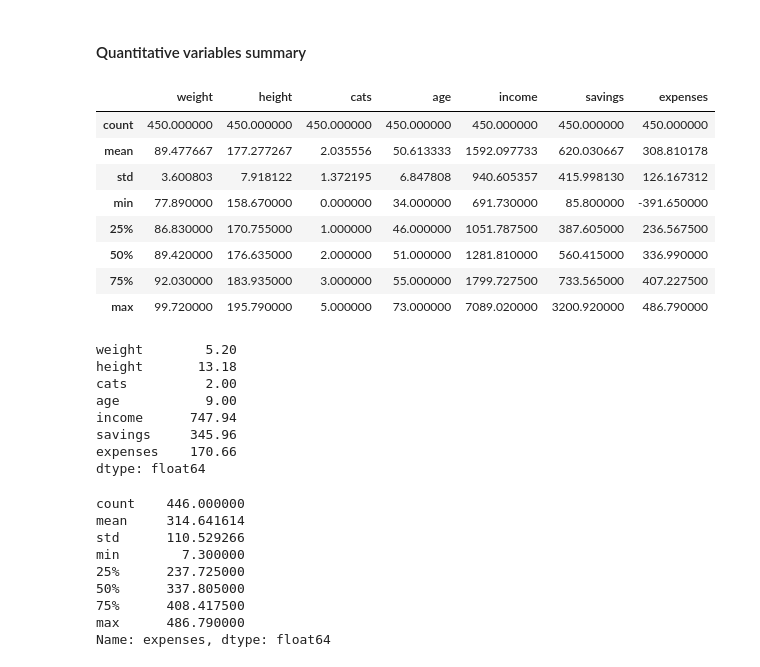
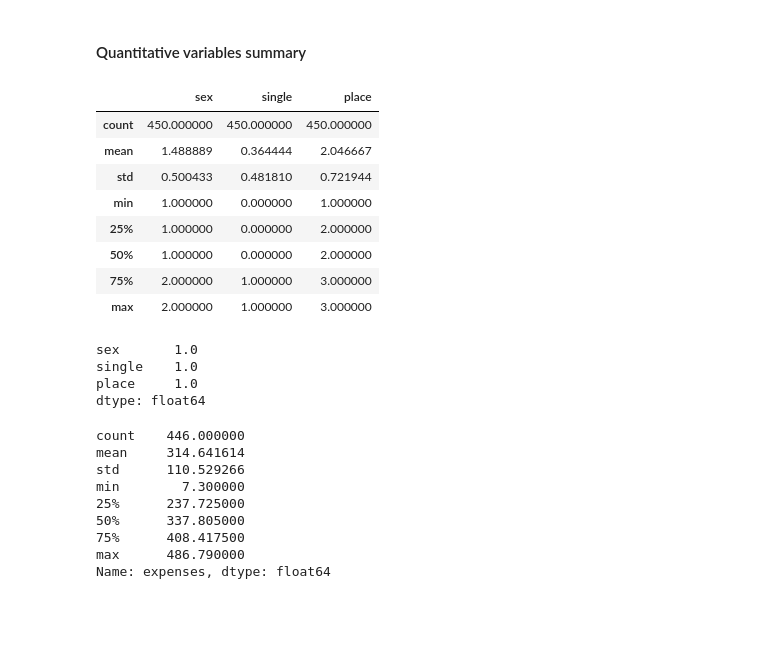
Before and after one commit to Sivvak/sml, a Jupyter notebook: hw1/SML_project1.ipynb, the cells around one changed output. Drawn from its saved outputs; the diff is of its cells as text; code cells hidden in the pictures; blank space fills up the shorter version.

```diff
--- a/hw1/SML_project1.ipynb
+++ b/hw1/SML_project1.ipynb
@@ -80,9 +80,10 @@ pd.crosstab(data["place"], data["single"], margins=True)
 | 3 | 82 | 46 | 128 |
 | All | 286 | 164 | 450 |
 # %%
-qual_vars = data[["sex", "single", "place"]]
+qual_vars = ["sex", "single", "place"]
+qual_data = data[qual_vars]
 
-qual_vars.mode(axis=0)
+qual_data.mode(axis=0)
 # %% [output]
 |  | sex | single | place |
 | 0 | 1 | 0 | 2 |
@@ -99,32 +100,29 @@ Key observations:
 # %% [markdown]
 #### Quantitative variables summary
 # %%
-quan_vars = data[["weight", "height", "cats", "age", "income", "savings", "expenses"]]
-desc = quan_vars.describe()
+quan_vars = ["weight", "height", "cats", "age", "income", "savings", "expenses"]
+quan_data = data[qual_vars]
+desc = quan_data.describe()
 
 desc
 # %% [output]
-|  | weight | height | cats | age | income | savings | expenses |
-| count | 450.000000 | 450.000000 | 450.000000 | 450.000000 | 450.000000 | 450.000000 | 450.000000 |
-| mean | 89.477667 | 177.277267 | 2.035556 | 50.613333 | 1592.097733 | 620.030667 | 308.810178 |
-| std | 3.600803 | 7.918122 | 1.372195 | 6.847808 | 940.605357 | 415.998130 | 126.167312 |
-| min | 77.890000 | 158.670000 | 0.000000 | 34.000000 | 691.730000 | 85.800000 | -391.650000 |
-| 25% | 86.830000 | 170.755000 | 1.000000 | 46.000000 | 1051.787500 | 387.605000 | 236.567500 |
-| 50% | 89.420000 | 176.635000 | 2.000000 | 51.000000 | 1281.810000 | 560.415000 | 336.990000 |
-| 75% | 92.030000 | 183.935000 | 3.000000 | 55.000000 | 1799.727500 | 733.565000 | 407.227500 |
-| max | 99.720000 | 195.790000 | 5.000000 | 73.000000 | 7089.020000 | 3200.920000 | 486.790000 |
+|  | sex | single | place |
+| count | 450.000000 | 450.000000 | 450.000000 |
+| mean | 1.488889 | 0.364444 | 2.046667 |
+| std | 0.500433 | 0.481810 | 0.721944 |
+| min | 1.000000 | 0.000000 | 1.000000 |
+| 25% | 1.000000 | 0.000000 | 2.000000 |
+| 50% | 1.000000 | 0.000000 | 2.000000 |
+| 75% | 2.000000 | 1.000000 | 3.000000 |
+| max | 2.000000 | 1.000000 | 3.000000 |
 # %%
 iqr = desc.loc["75%"] - desc.loc["25%"]
 
 iqr
 # %% [output]
-weight        5.20
-height       13.18
-cats          2.00
-age           9.00
-income      747.94
-savings     345.96
-expenses    170.66
+sex       1.0
+single    1.0
+place     1.0
 dtype: float64
 # %%
 expenses = data["expenses"]
```
Also changed, not shown: parts of 13 cells of this notebook.
